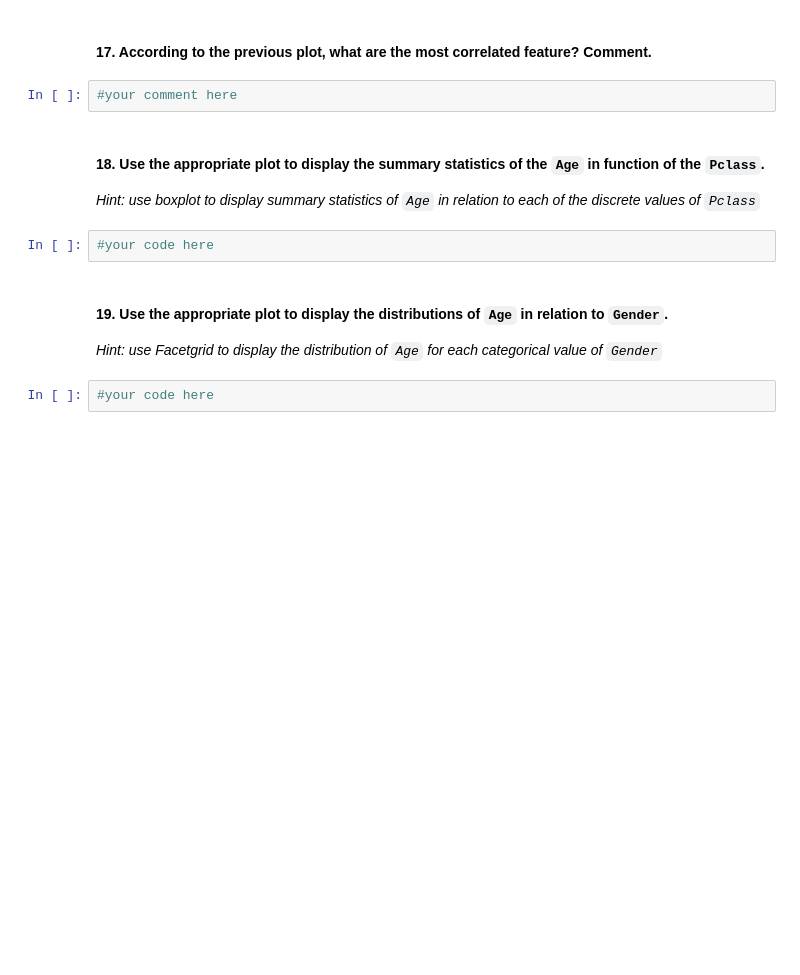
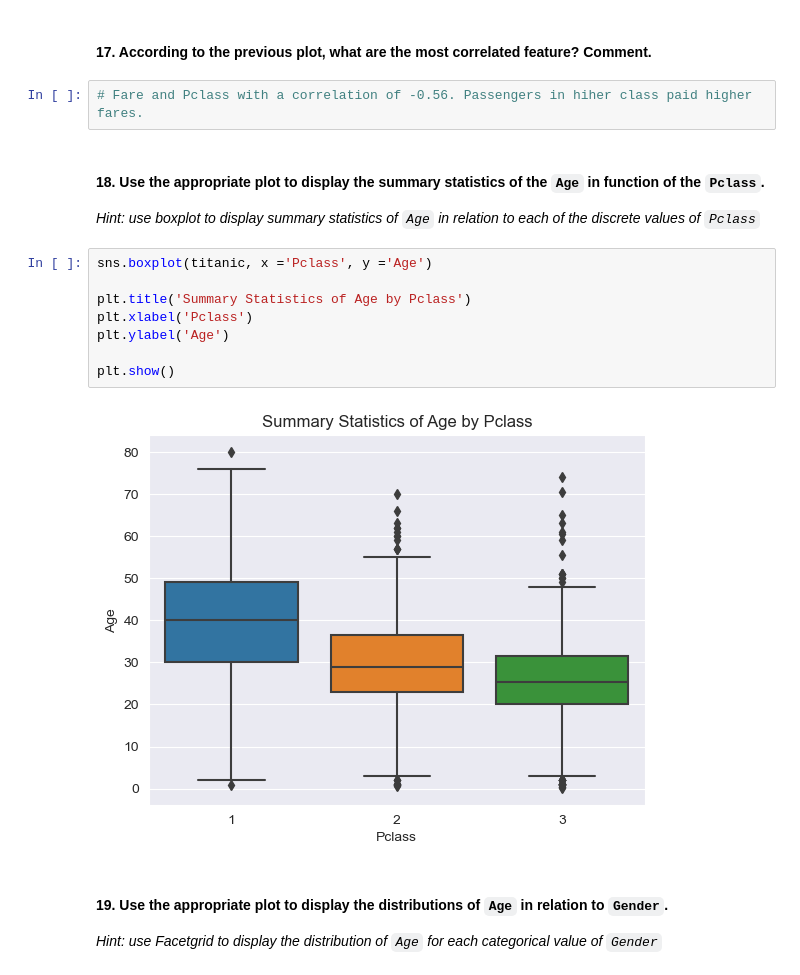
Before and after one commit to Ironhack-Data-Madrid-PartTime-May22/lab_visualization_extra, a Jupyter notebook: challenge-2.ipynb, the cells around one changed output. Cells and saved outputs as stored; diff of their text form; blank space fills up the shorter version.

```diff
--- a/challenge-2.ipynb
+++ b/challenge-2.ipynb
@@ -217,16 +239,22 @@ plt.show()
 # %% [markdown]
 #### 17. According to the previous plot, what are the most correlated feature? Comment.
-# %%
-#your comment here
+# %%
+# Fare and Pclass with a correlation of -0.56. Passengers in hiher class paid higher fares.
 # %% [markdown]
 #### 18. Use the appropriate plot to display the summary statistics of the `Age` in function of the `Pclass`.
 
 *Hint: use boxplot to display summary statistics of `Age` in relation to each of the discrete values of `Pclass`*
-# %%
-#your code here
+# %%
+sns.boxplot(titanic, x ='Pclass', y ='Age')
+
+plt.title('Summary Statistics of Age by Pclass')
+plt.xlabel('Pclass')
+plt.ylabel('Age')
+
+plt.show()
+# %% [output]
+[figure, added]
 # %% [markdown]
 #### 19. Use the appropriate plot to display the distributions of  `Age` in relation to  `Gender`.
 
 *Hint: use Facetgrid to display the distribution of `Age` for each categorical value of `Gender`*
-# %%
-#your code here
```
Also changed, not shown: parts of 10 cells of this notebook.
